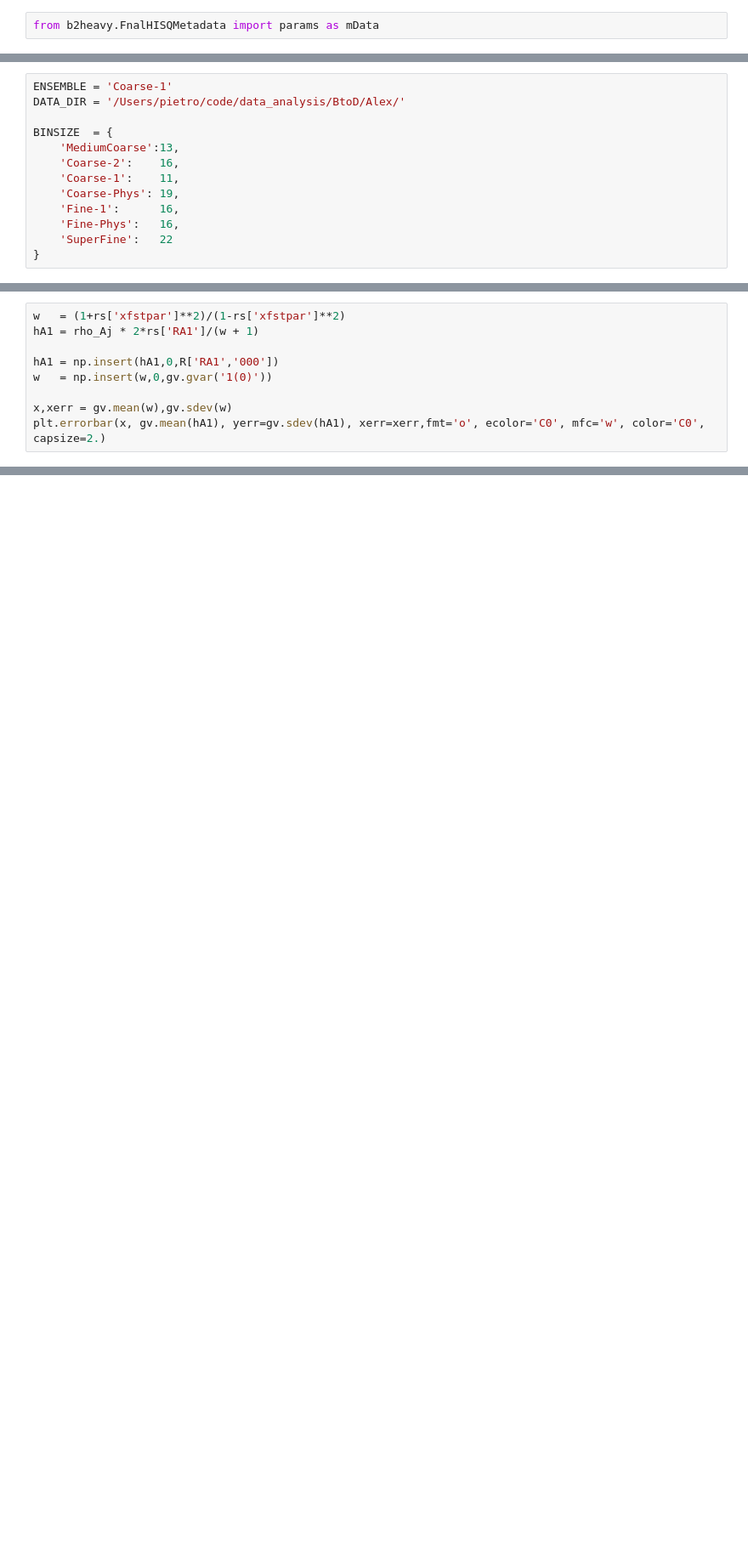
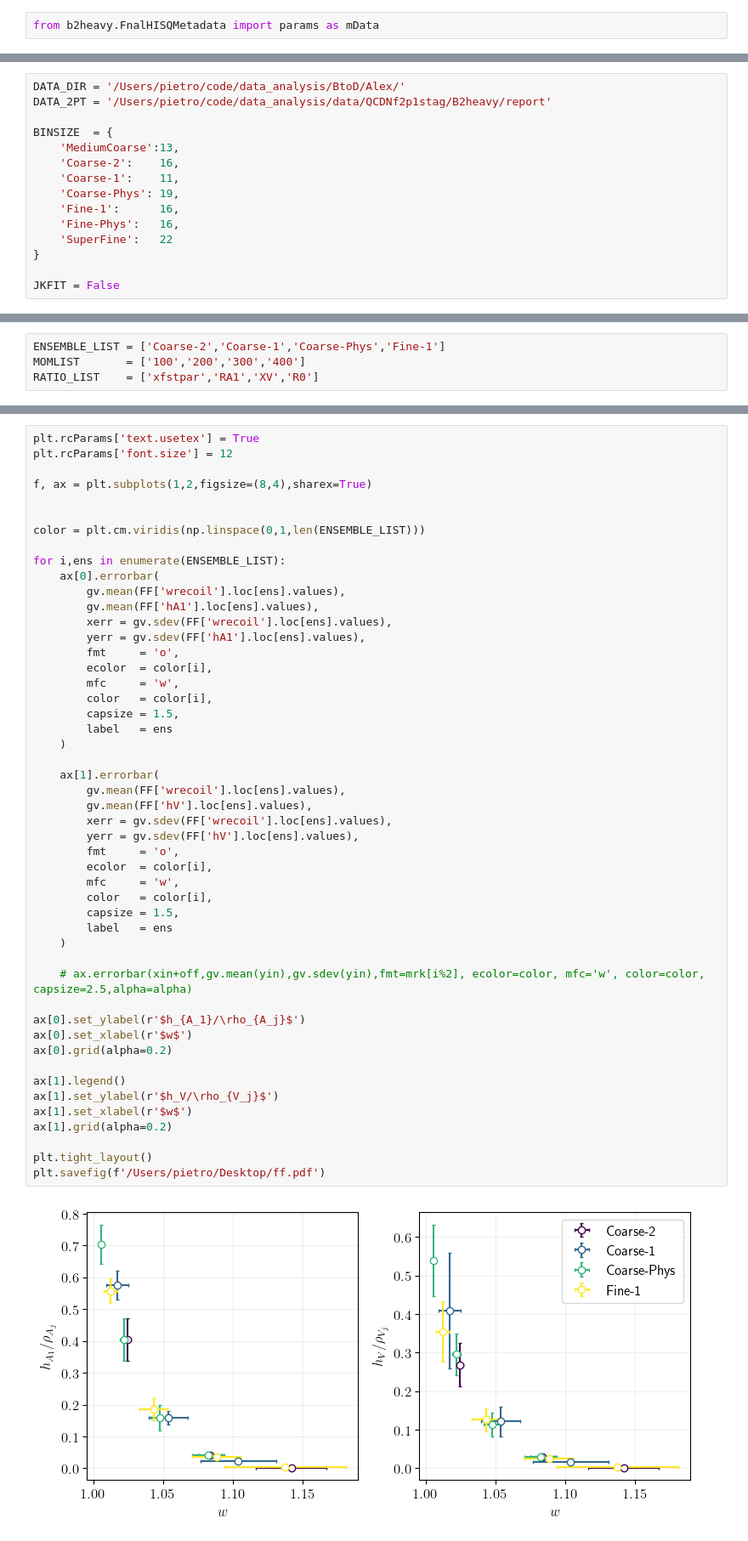
Before and after one commit to pietro-butti/B2heavy, a Jupyter notebook: notebooks/form_factor.ipynb, the cells around one changed output, grey strips where cells are left out. Shown: that part at 85% size. Saved outputs shown, nothing was run; the diff lists cells and outputs as text; blank space fills up the shorter version.

```diff
--- a/notebooks/form_factor.ipynb
+++ b/notebooks/form_factor.ipynb
@@ -18,6 +15,6 @@ Select a case for which we want to calculate the recoil parameter
 # %%
-ENSEMBLE = 'Coarse-1'
 DATA_DIR = '/Users/pietro/code/data_analysis/BtoD/Alex/'
+DATA_2PT = '/Users/pietro/code/data_analysis/data/QCDNf2p1stag/B2heavy/report'
 
 BINSIZE  = {
     'MediumCoarse':13,
@@ -28,3 +25,5 @@ BINSIZE  = {
     'Fine-Phys':   16,
     'SuperFine':   22
 }
+
+JKFIT = False
@@ -149,9 +29,0 @@ hV  = 2*rs['RA1']/np.sqrt(w**2 -1) * rs['XV']
-# %%
-w   = (1+rs['xfstpar']**2)/(1-rs['xfstpar']**2)
-hA1 = rho_Aj * 2*rs['RA1']/(w + 1)
-
-hA1 = np.insert(hA1,0,R['RA1','000'])
-w   = np.insert(w,0,gv.gvar('1(0)'))
-
-x,xerr = gv.mean(w),gv.sdev(w)
-plt.errorbar(x, gv.mean(hA1), yerr=gv.sdev(hA1), xerr=xerr,fmt='o', ecolor='C0', mfc='w', color='C0', capsize=2.)
@@ -174,0 +30,4 @@ ax[1,1].errorbar(x, gv.mean(hV ), yerr=gv.sdev(hV ), xerr=xerr,fmt='o', ecolor='
+# %%
+ENSEMBLE_LIST = ['Coarse-2','Coarse-1','Coarse-Phys','Fine-1']
+MOMLIST       = ['100','200','300','400']
+RATIO_LIST    = ['xfstpar','RA1','XV','R0']
@@ -174,0 +116,51 @@ ax[1,1].errorbar(x, gv.mean(hV ), yerr=gv.sdev(hV ), xerr=xerr,fmt='o', ecolor='
+# %%
+plt.rcParams['text.usetex'] = True
+plt.rcParams['font.size'] = 12
+
+f, ax = plt.subplots(1,2,figsize=(8,4),sharex=True)
+
+
+color = plt.cm.viridis(np.linspace(0,1,len(ENSEMBLE_LIST)))
+
+for i,ens in enumerate(ENSEMBLE_LIST):
+    ax[0].errorbar(
+        gv.mean(FF['wrecoil'].loc[ens].values),
+        gv.mean(FF['hA1'].loc[ens].values),
+        xerr = gv.sdev(FF['wrecoil'].loc[ens].values),
+        yerr = gv.sdev(FF['hA1'].loc[ens].values),
+        fmt     = 'o',
+        ecolor  = color[i],
+        mfc     = 'w',
+        color   = color[i],
+        capsize = 1.5,
+        label   = ens
+    )
+
+    ax[1].errorbar(
+        gv.mean(FF['wrecoil'].loc[ens].values),
+        gv.mean(FF['hV'].loc[ens].values),
+        xerr = gv.sdev(FF['wrecoil'].loc[ens].values),
+        yerr = gv.sdev(FF['hV'].loc[ens].values),
+        fmt     = 'o',
+        ecolor  = color[i],
+        mfc     = 'w',
+        color   = color[i],
+        capsize = 1.5,
+        label   = ens
+    )
+
+    # ax.errorbar(xin+off,gv.mean(yin),gv.sdev(yin),fmt=mrk[i%2], ecolor=color, mfc='w', color=color, capsize=2.5,alpha=alpha)
+
+ax[0].set_ylabel(r'$h_{A_1}/\rho_{A_j}$')
+ax[0].set_xlabel(r'$w$')
+ax[0].grid(alpha=0.2)
+
+ax[1].legend()
+ax[1].set_ylabel(r'$h_V/\rho_{V_j}$')
+ax[1].set_xlabel(r'$w$')
+ax[1].grid(alpha=0.2)
+
+plt.tight_layout()
+plt.savefig(f'/Users/pietro/Desktop/ff.pdf')
+# %% [output]
+[figure, added]
```
Also changed, not shown: parts of 15 cells of this notebook, 21 other files.
